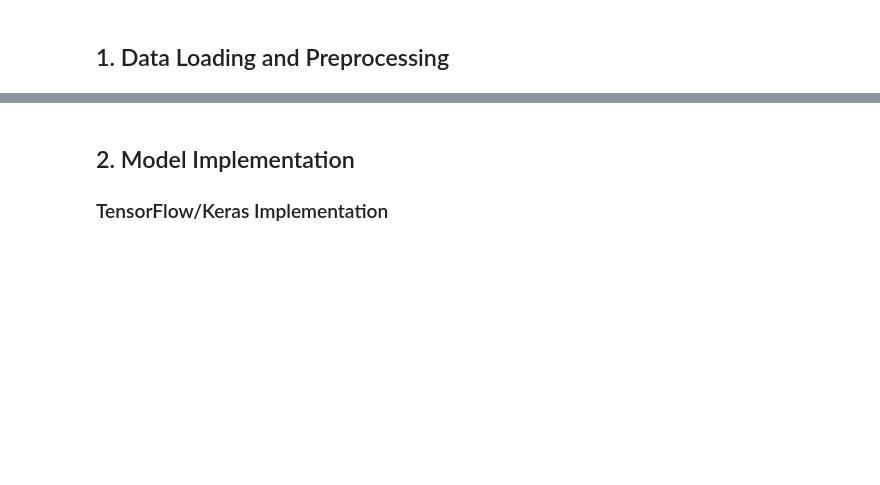
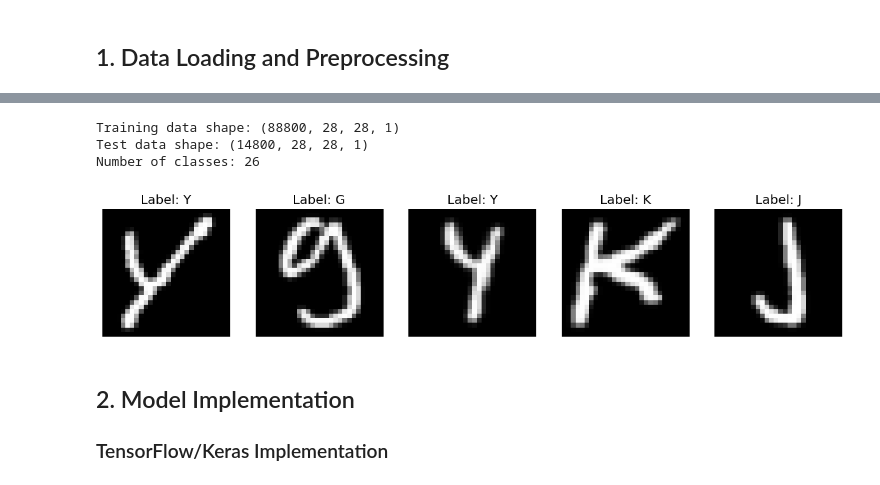
Before and after one commit to UCSF-DataSci/6-neural-nets-ayabz22, a Jupyter notebook: part2_cnn_classification.ipynb, the cells around one changed output, grey strips where cells are left out. Drawn from its saved outputs; the diff is of its cells as text; code cells hidden in the pictures; blank space fills up the shorter version.

```diff
--- a/part2_cnn_classification.ipynb
+++ b/part2_cnn_classification.ipynb
@@ -29,11 +29,11 @@ tf.random.set_seed(42)
 np.random.seed(42)
 
 # Configure matplotlib for better visualization
-plt.style.use('seaborn')
+plt.style.use('seaborn-v0_8-darkgrid')
 plt.rcParams['figure.figsize'] = (12, 8)
 plt.rcParams['font.size'] = 12
 
 # Create directories
 os.makedirs('models', exist_ok=True)
-os.makedirs('results/part_2', exist_ok=True)
+os.makedirs('results/part_1', exist_ok=True)
 os.makedirs('logs', exist_ok=True)
@@ -59,23 +102,46 @@ plt.show()
 # %%
-# Preprocess data
-# Normalize pixel values
-x_train = x_train.astype('float32') / 255.0
-x_test = x_test.astype('float32') / 255.0
+import numpy as np
+import matplotlib.pyplot as plt
+import tensorflow as tf
+import tensorflow_datasets as tfds
+from sklearn.model_selection import train_test_split
 
-# Reshape for CNN input (samples, height, width, channels)
-x_train = x_train.reshape(-1, 28, 28, 1)
-x_test = x_test.reshape(-1, 28, 28, 1)
 
-# Convert labels to one-hot encoding
-y_train = tf.keras.utils.to_categorical(y_train - 1, num_classes=26)
-y_test = tf.keras.utils.to_categorical(y_test - 1, num_classes=26)
 
-# Split training data into train and validation
-from sklearn.model_selection import train_test_split
-x_train, x_val, y_train, y_val = train_test_split(
-    x_train, y_train, test_size=0.2, random_state=42
+
+# Load EMNIST Letters dataset
+ds_train, ds_test = tfds.load(
+    'emnist/letters',
+    split=['train', 'test'],
+    as_supervised=True,
+    batch_size=-1  # Load all data into memory
 )
 
-print(f"Preprocessed training data shape: {x_train.shape}")
-print(f"Preprocessed validation data shape: {x_val.shape}")
-print(f"Preprocessed test data shape: {x_test.shape}")
+# Convert to numpy arrays
+x_train, y_train = tfds.as_numpy(ds_train)
+x_test, y_test = tfds.as_numpy(ds_test)
+
+# Cast and preprocess
+x_train = x_train.astype('float32')
+x_test = x_test.astype('float32')
+y_train = y_train.astype('int32')
+y_test = y_test.astype('int32')
+
+# Adjust labels: EMNIST letters labels are 1–26, we need 0–25
+y_train -= 1
+y_test -= 1
+
+# Print dataset info
+print(f"Training data shape: {x_train.shape}")
+print(f"Test data shape: {x_test.shape}")
+print(f"Number of classes: {len(np.unique(y_train))}")
+
+# Plot sample images
+plt.figure(figsize=(15, 5))
+for i in range(5):
+    plt.subplot(1, 5, i + 1)
+    plt.imshow(np.squeeze(x_train[i]).T, cmap='gray')
+    plt.title(f'Label: {chr(y_train[i] + 65)}')
+    plt.axis('off')
+plt.show()
+# %% [output]
@@ -82,3 +151,7 @@ print(f"Preprocessed test data shape: {x_test.shape}")
+Training data shape: (88800, 28, 28, 1)
+Test data shape: (14800, 28, 28, 1)
+Number of classes: 26
+[figure, added]
 # %% [markdown]
 ## 2. Model Implementation
 
```
Also changed, not shown: parts of 6 cells of this notebook, 1 other file.
